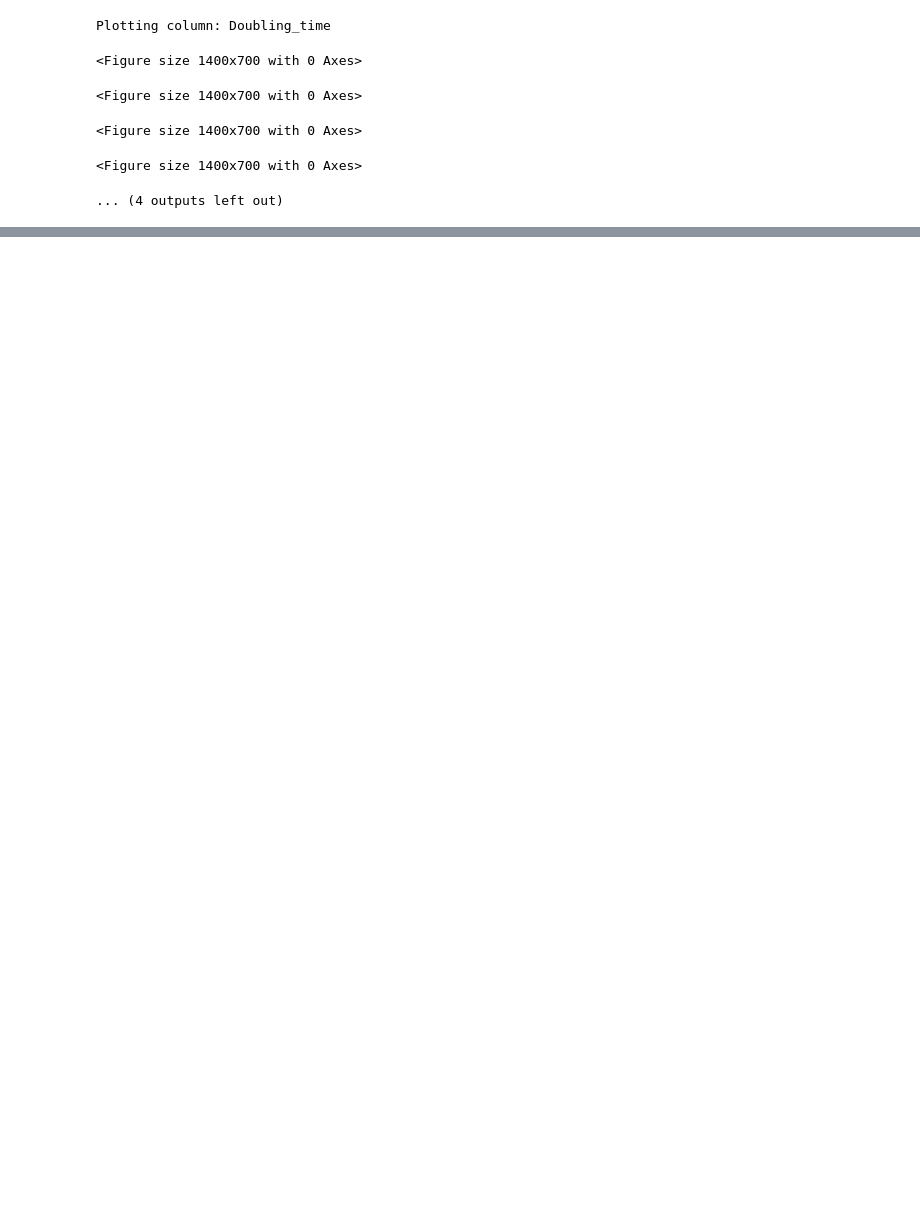
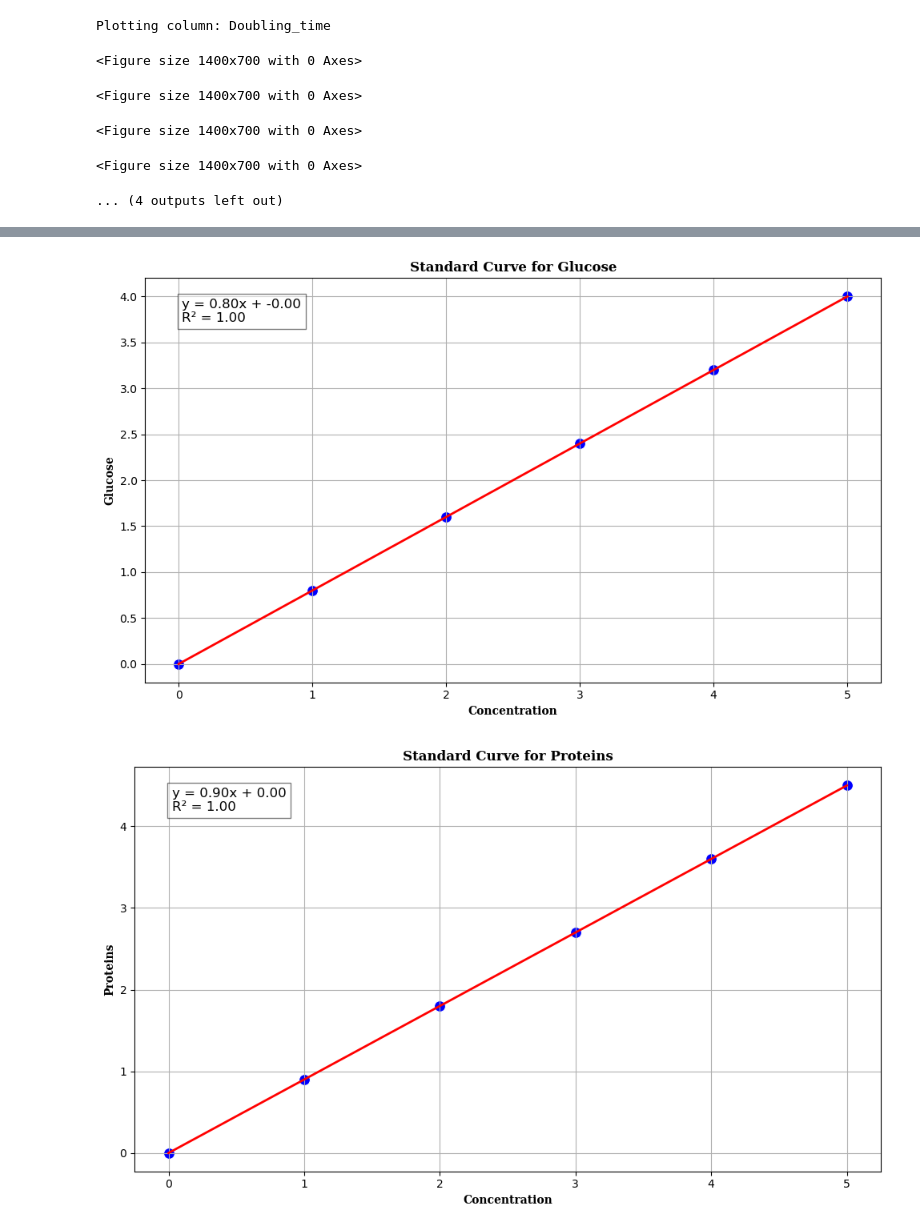
Before and after one commit to MuhammadRehanKhalid/Data_Science_AI, a Jupyter notebook: Algae_thesis_HR Data/Microalgae_Sample_Data.ipynb, the cells around one changed output, grey strips where cells are left out. Drawn from its saved outputs; the diff is of its cells as text; code cells hidden in the pictures; blank space fills up the shorter version.

```diff
--- a/Algae_thesis_HR Data/Microalgae_Sample_Data.ipynb
+++ b/Algae_thesis_HR Data/Microalgae_Sample_Data.ipynb
@@ -304,0 +376,58 @@ plt.show()
+# %%
+import pandas as pd
+import numpy as np
+import matplotlib.pyplot as plt
+import seaborn as sns
+from sklearn.linear_model import LinearRegression
+from sklearn.metrics import r2_score
+
+# Sample data for glucose and proteins
+data = {
+    'Concentration': [0, 1, 2, 3, 4, 5],  # Example concentrations
+    'Glucose': [0, 0.8, 1.6, 2.4, 3.2, 4.0],  # Example glucose values
+    'Proteins': [0, 0.9, 1.8, 2.7, 3.6, 4.5]  # Example protein values
+}
+
+# Convert to DataFrame
+df = pd.DataFrame(data)
+
+def plot_standard_curve(df, x_col, y_col, title):
+    # Extract data
+    x = df[x_col].values.reshape(-1, 1)
+    y = df[y_col].values
+
+    # Perform linear regression
+    model = LinearRegression()
+    model.fit(x, y)
+    y_pred = model.predict(x)
+    r2 = r2_score(y, y_pred)
+    slope = model.coef_[0]
+    intercept = model.intercept_
+
+    # Plot data
+    plt.figure(figsize=(10, 6))
+    sns.scatterplot(x=x_col, y=y_col, data=df, marker='o', s=100, color='blue')
+    plt.plot(df[x_col], y_pred, color='red', linewidth=2)
+
+    # Add equation and R² value to the plot
+    equation_text = f'y = {slope:.2f}x + {intercept:.2f}\nR² = {r2:.2f}'
+    plt.text(0.05, 0.95, equation_text, transform=plt.gca().transAxes,
+             fontsize=12, verticalalignment='top', bbox=dict(facecolor='white', alpha=0.5))
+
+    # Customize plot
+    plt.title(title, fontname='DejaVu Serif', fontweight='bold')
+    plt.xlabel('Concentration', fontname='DejaVu Serif', fontweight='bold')
+    plt.ylabel(y_col, fontname='DejaVu Serif', fontweight='bold')
+    plt.grid(True)
+    plt.tight_layout()
+
+    # Save the plot
+    plt.savefig(r'D:\Study\Study and Extras\Dr Nawaz Sb Paper\M.Phil Thesis and Studentship\Rehan_Thesis 2022-2024\Data Set\Exp_3_N\{}_standard_curve.png'.format(y_col), dpi=300)
+    plt.show()
+
+# Plot standard curves for Glucose and Proteins
+plot_standard_curve(df, 'Concentration', 'Glucose', 'Standard Curve for Glucose')
+plot_standard_curve(df, 'Concentration', 'Proteins', 'Standard Curve for Proteins')
+# %% [output]
+[figure, added]
+[figure, added]
```
Also changed, not shown: parts of 4 cells of this notebook, 3 other files.
